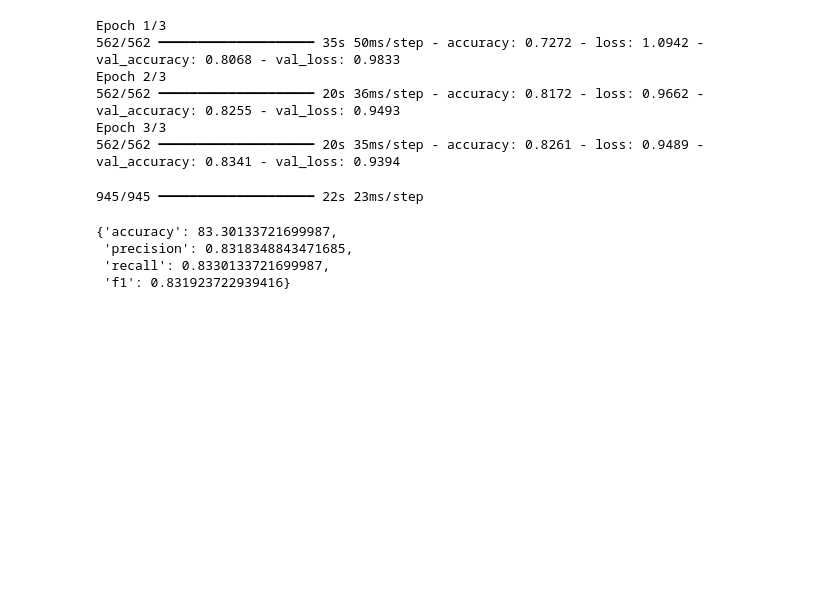
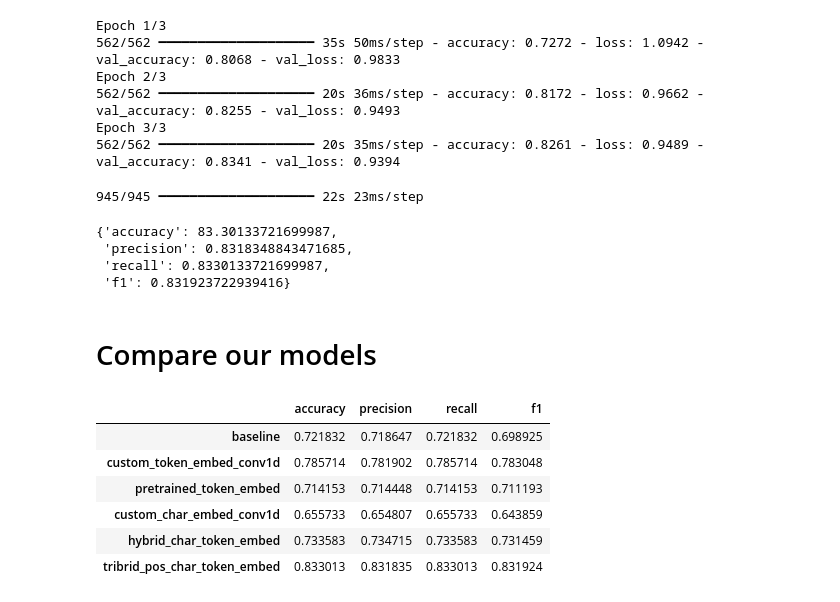
Before and after one commit to Ayu-sshhhhh/SkimLit, a Jupyter notebook: SkimLit.ipynb, the cells around one changed output. Drawn from its saved outputs; the diff is of its cells as text; code cells hidden in the pictures; blank space fills up the shorter version.

```diff
--- a/SkimLit.ipynb
+++ b/SkimLit.ipynb
@@ -1037,3 +1037,23 @@ model_5_results
  'precision': 0.8318348843471685,
  'recall': 0.8330133721699987,
  'f1': 0.831923722939416}
+# %% [markdown]
+# Compare our models
+# %%
+all_model_results = pd.DataFrame({"baseline": baseline_results,
+                                  "custom_token_embed_conv1d": model_1_results,
+                                  "pretrained_token_embed": model_2_results,
+                                  "custom_char_embed_conv1d": model_3_results,
+                                  "hybrid_char_token_embed": model_4_results,
+                                  "tribrid_pos_char_token_embed": model_5_results})
+all_model_results = all_model_results.transpose()
+all_model_results["accuracy"] = all_model_results["accuracy"]/100
+all_model_results
+# %% [output]
+|  | accuracy | precision | recall | f1 |
+| baseline | 0.721832 | 0.718647 | 0.721832 | 0.698925 |
+| custom_token_embed_conv1d | 0.785714 | 0.781902 | 0.785714 | 0.783048 |
+| pretrained_token_embed | 0.714153 | 0.714448 | 0.714153 | 0.711193 |
+| custom_char_embed_conv1d | 0.655733 | 0.654807 | 0.655733 | 0.643859 |
+| hybrid_char_token_embed | 0.733583 | 0.734715 | 0.733583 | 0.731459 |
+| tribrid_pos_char_token_embed | 0.833013 | 0.831835 | 0.833013 | 0.831924 |
```
Also changed, not shown: parts of 1 cell of this notebook.
